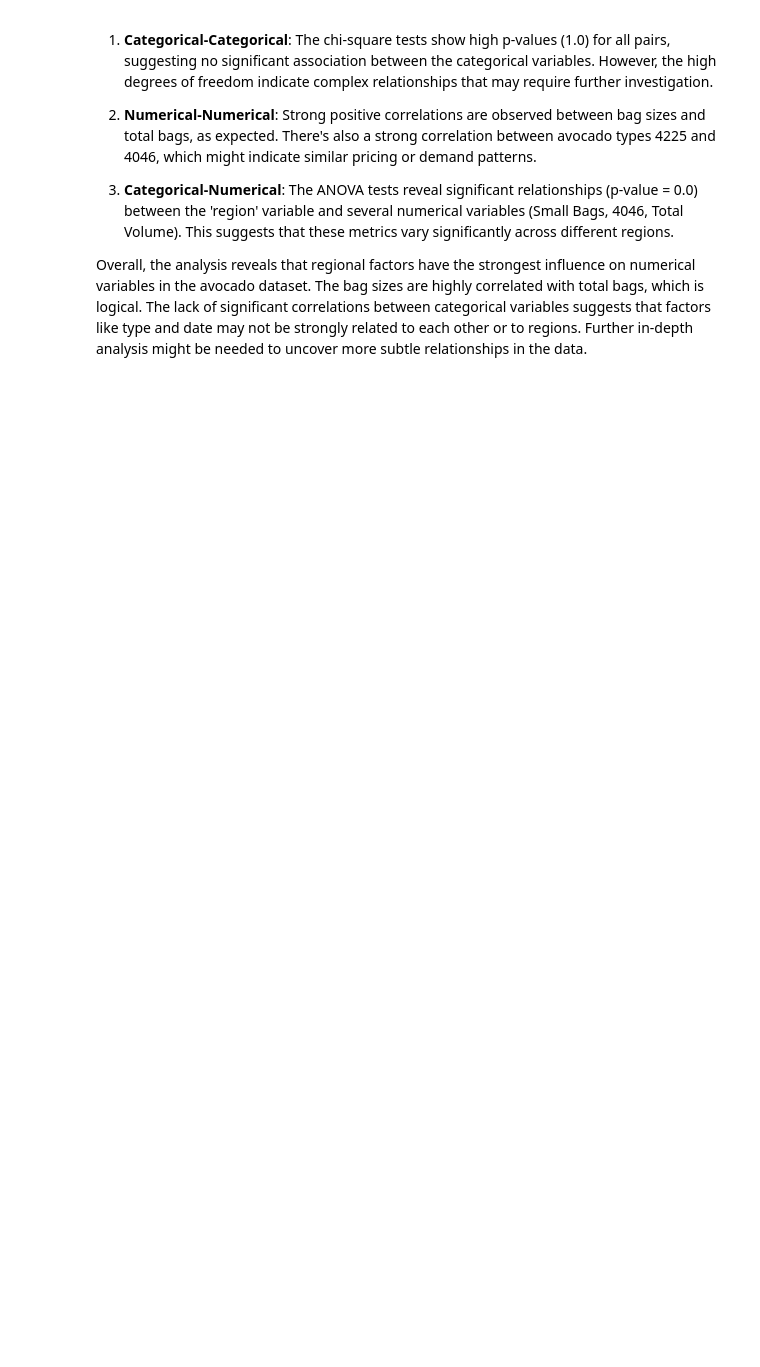
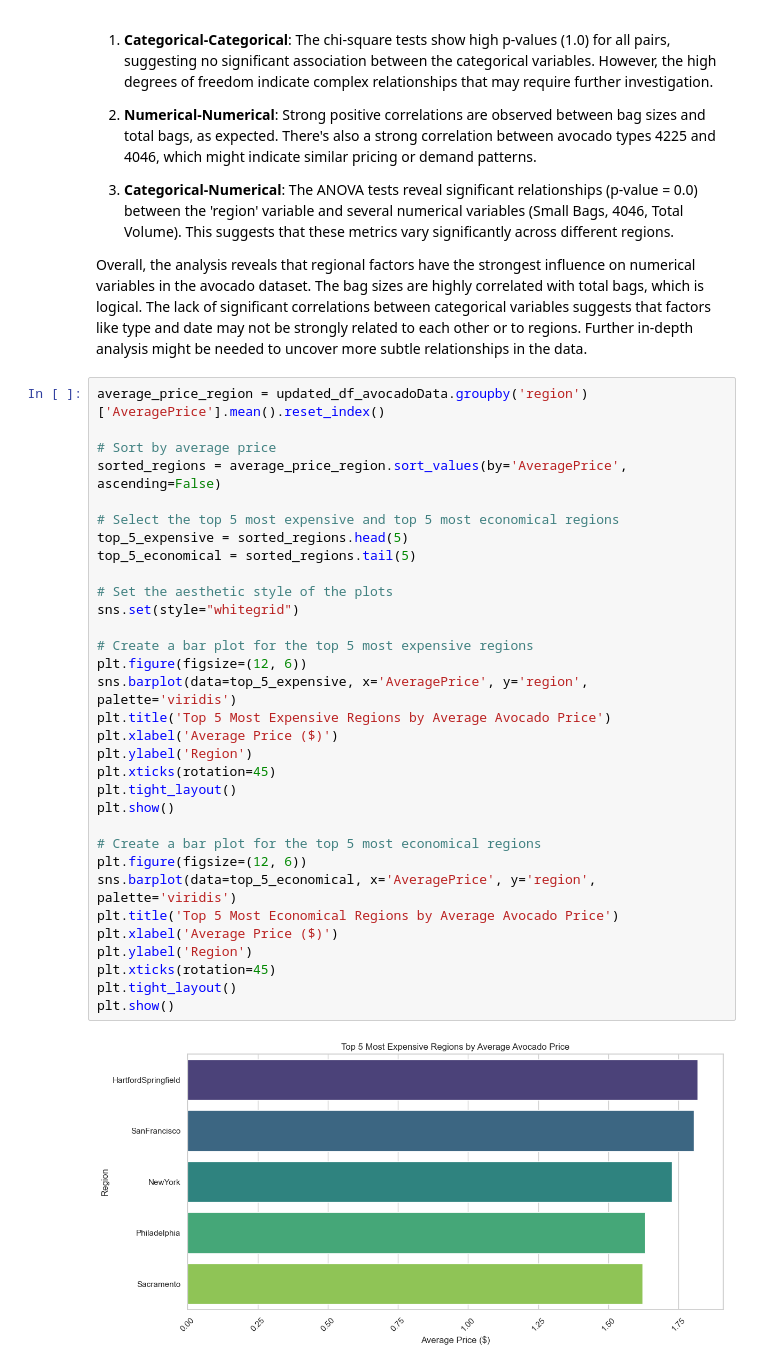
Before and after one commit to VarakanthamSaiHruthikReddy975/AvocadoPricesAnalysis, a Jupyter notebook: Avocado Prices.ipynb, the cells around one changed output. Drawn from its saved outputs; the diff is of its cells as text; blank space fills up the shorter version.

```diff
--- a/Avocado Prices.ipynb
+++ b/Avocado Prices.ipynb
@@ -272,3 +293,37 @@ print(top_3_pairs)
 3. **Categorical-Numerical**: The ANOVA tests reveal significant relationships (p-value = 0.0) between the 'region' variable and several numerical variables (Small Bags, 4046, Total Volume). This suggests that these metrics vary significantly across different regions.
 
 Overall, the analysis reveals that regional factors have the strongest influence on numerical variables in the avocado dataset. The bag sizes are highly correlated with total bags, which is logical. The lack of significant correlations between categorical variables suggests that factors like type and date may not be strongly related to each other or to regions. Further in-depth analysis might be needed to uncover more subtle relationships in the data.
+# %%
+average_price_region = updated_df_avocadoData.groupby('region')['AveragePrice'].mean().reset_index()
+
+# Sort by average price
+sorted_regions = average_price_region.sort_values(by='AveragePrice', ascending=False)
+
+# Select the top 5 most expensive and top 5 most economical regions
+top_5_expensive = sorted_regions.head(5)
+top_5_economical = sorted_regions.tail(5)
+
+# Set the aesthetic style of the plots
+sns.set(style="whitegrid")
+
+# Create a bar plot for the top 5 most expensive regions
+plt.figure(figsize=(12, 6))
+sns.barplot(data=top_5_expensive, x='AveragePrice', y='region', palette='viridis')
+plt.title('Top 5 Most Expensive Regions by Average Avocado Price')
+plt.xlabel('Average Price ($)')
+plt.ylabel('Region')
+plt.xticks(rotation=45)
+plt.tight_layout()
+plt.show()
+
+# Create a bar plot for the top 5 most economical regions
+plt.figure(figsize=(12, 6))
+sns.barplot(data=top_5_economical, x='AveragePrice', y='region', palette='viridis')
+plt.title('Top 5 Most Economical Regions by Average Avocado Price')
+plt.xlabel('Average Price ($)')
+plt.ylabel('Region')
+plt.xticks(rotation=45)
+plt.tight_layout()
+plt.show()
+# %% [output]
+[figure, added]
```
Also changed, not shown: parts of 10 cells of this notebook.
